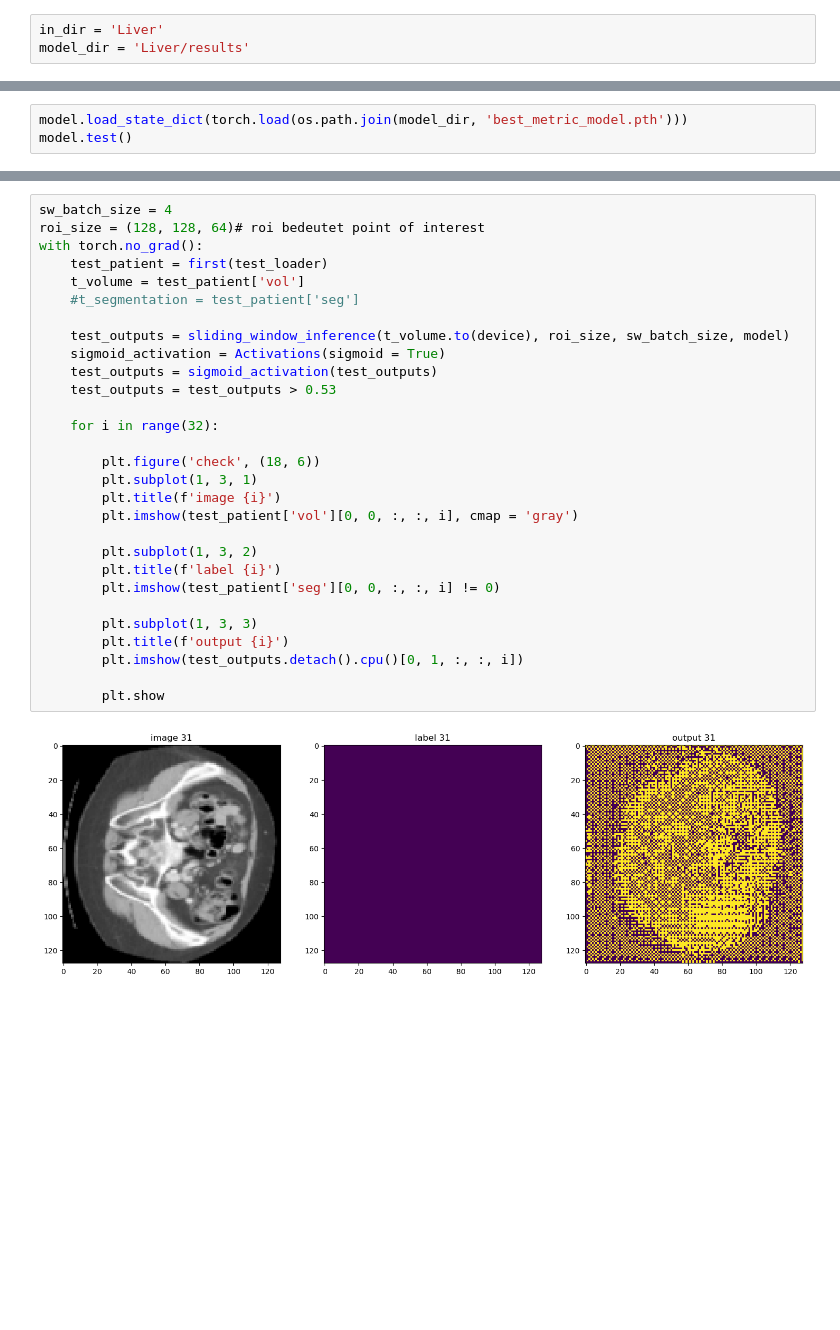
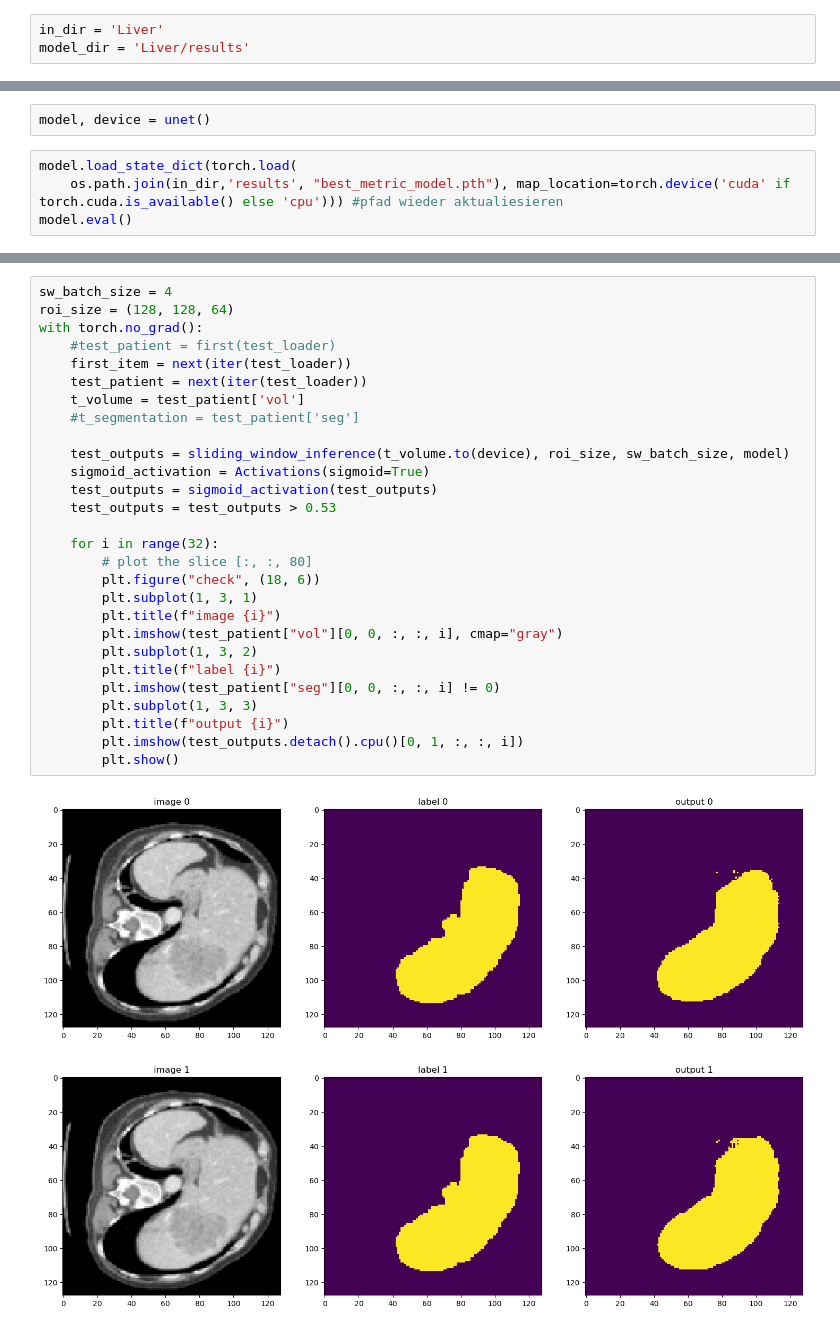
Before and after one commit to AdrianGraumnitz/Liver-Segmentation-with-Monai, a Jupyter notebook: test.ipynb, the cells around one changed output, grey strips where cells are left out. Saved outputs shown, nothing was run; the diff lists cells and outputs as text; blank space fills up the shorter version.

```diff
--- a/test.ipynb
+++ b/test.ipynb
@@ -117,3 +97,6 @@ model = UNet(
+# %%
+model, device = unet()
 # %%
-model.load_state_dict(torch.load(os.path.join(model_dir, 'best_metric_model.pth')))
-model.test()
+model.load_state_dict(torch.load(
+    os.path.join(in_dir,'results', "best_metric_model.pth"), map_location=torch.device('cuda' if torch.cuda.is_available() else 'cpu'))) #pfad wieder aktualiesieren
+model.eval()
@@ -120,31 +121,31 @@ model.test()
 # %%
 sw_batch_size = 4
-roi_size = (128, 128, 64)# roi bedeutet point of interest
+roi_size = (128, 128, 64)
 with torch.no_grad():
-    test_patient = first(test_loader)
+    #test_patient = first(test_loader)
+    first_item = next(iter(test_loader))
+    test_patient = next(iter(test_loader))
     t_volume = test_patient['vol']
     #t_segmentation = test_patient['seg']
 
     test_outputs = sliding_window_inference(t_volume.to(device), roi_size, sw_batch_size, model)
-    sigmoid_activation = Activations(sigmoid = True)
+    sigmoid_activation = Activations(sigmoid=True)
     test_outputs = sigmoid_activation(test_outputs)
     test_outputs = test_outputs > 0.53
 
     for i in range(32):
-
-        plt.figure('check', (18, 6))
+        # plot the slice [:, :, 80]
+        plt.figure("check", (18, 6))
         plt.subplot(1, 3, 1)
-        plt.title(f'image {i}')
-        plt.imshow(test_patient['vol'][0, 0, :, :, i], cmap = 'gray')
-
+        plt.title(f"image {i}")
+        plt.imshow(test_patient["vol"][0, 0, :, :, i], cmap="gray")
         plt.subplot(1, 3, 2)
-        plt.title(f'label {i}')
-        plt.imshow(test_patient['seg'][0, 0, :, :, i] != 0)
-
+        plt.title(f"label {i}")
+        plt.imshow(test_patient["seg"][0, 0, :, :, i] != 0)
         plt.subplot(1, 3, 3)
-        plt.title(f'output {i}')
+        plt.title(f"output {i}")
         plt.imshow(test_outputs.detach().cpu()[0, 1, :, :, i])
-
-        plt.show
+        plt.show()
 # %% [output]
-[figure, old version]
+[figure, new version]
+[figure, added]
```
Also changed, not shown: parts of 10 cells of this notebook, 3 other files.
